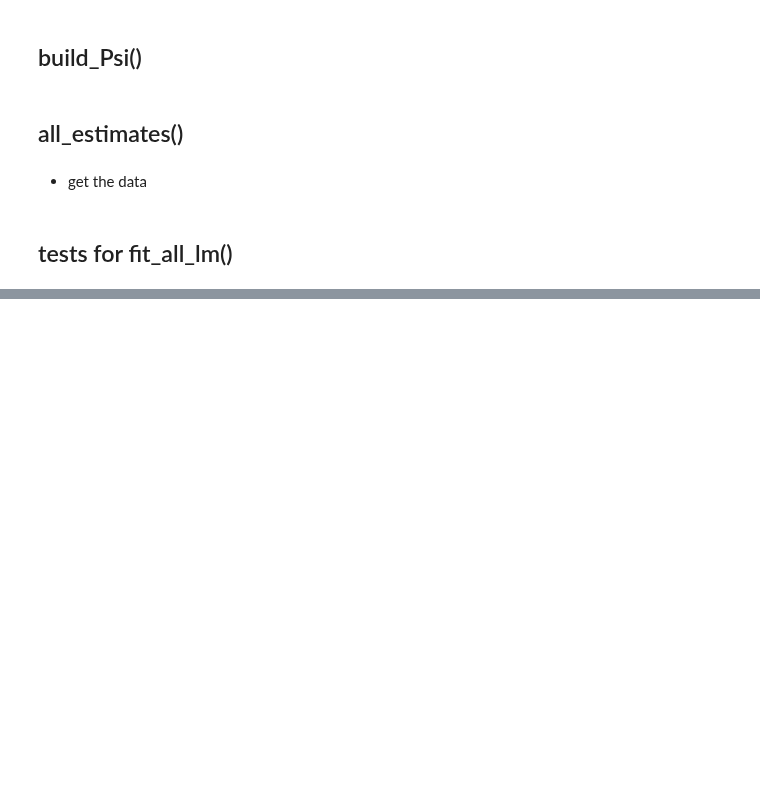
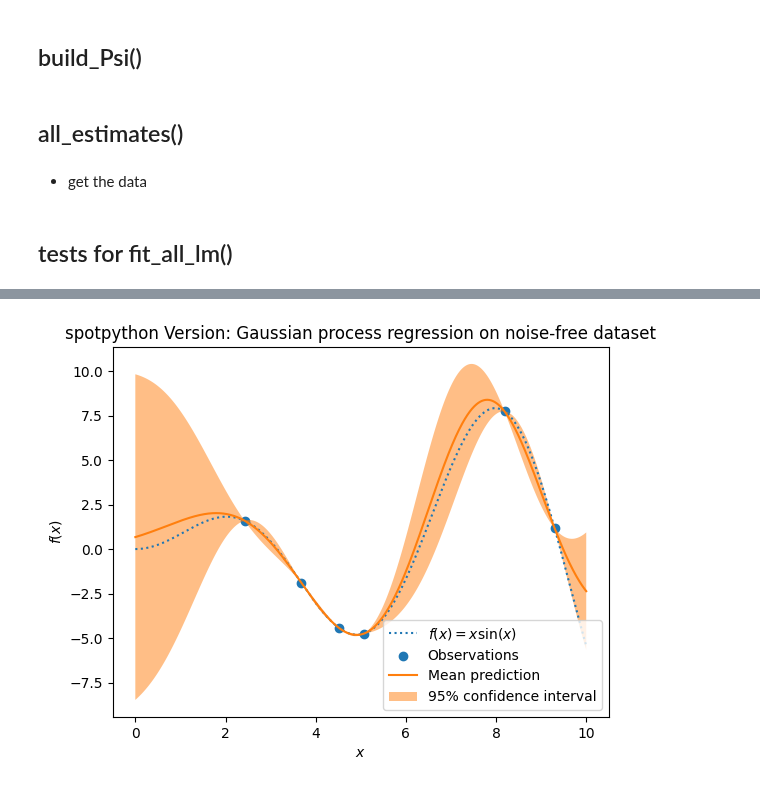
Before and after one commit to sequential-parameter-optimization/spotPython, a Jupyter notebook: notebooks/00_spotPython_tests.ipynb, the cells around one changed output, grey strips where cells are left out. Saved outputs shown, nothing was run; the diff lists cells and outputs as text; code cells hidden in the pictures; blank space fills up the shorter version.

```diff
--- a/notebooks/00_spotPython_tests.ipynb
+++ b/notebooks/00_spotPython_tests.ipynb
@@ -7067,0 +7246,23 @@ plot_coeff_vs_pvals_by_included(res)
+# %%
+S = GPRegressor()
+S.fit(X_train, y_train)
+S_mean_prediction, S_std_prediction = S.predict(X)
+# compute the square root of the S_std_prediction diagonal to get the standard deviation
+S_std_prediction = np.sqrt(np.diag(S_std_prediction))
+# %%
+plt.plot(X, y, label=r"$f(x) = x \sin(x)$", linestyle="dotted")
+plt.scatter(X_train, y_train, label="Observations")
+plt.plot(X, S_mean_prediction, label="Mean prediction")
+plt.fill_between(
+    X.ravel(),
+    S_mean_prediction - 1.96 * S_std_prediction,
+    S_mean_prediction + 1.96 * S_std_prediction,
+    alpha=0.5,
+    label=r"95% confidence interval",
+)
+plt.legend()
+plt.xlabel("$x$")
+plt.ylabel("$f(x)$")
+_ = plt.title("spotpython Version: Gaussian process regression on noise-free dataset")
+# %% [output]
+[figure, added]
```
Also changed, not shown: parts of 20 cells of this notebook, 5 other files.
